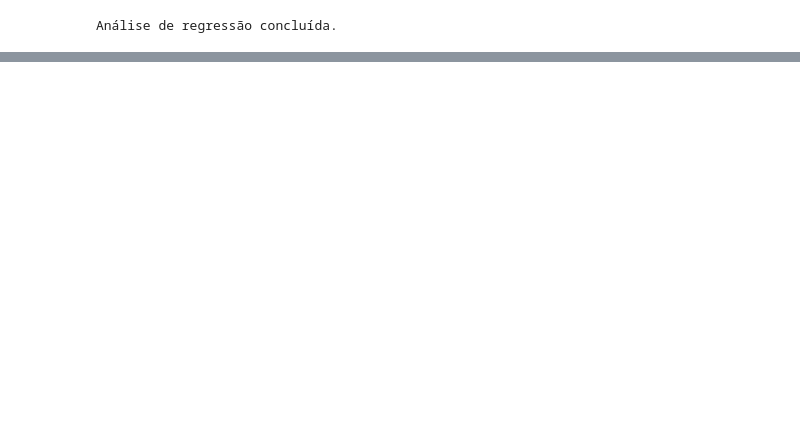
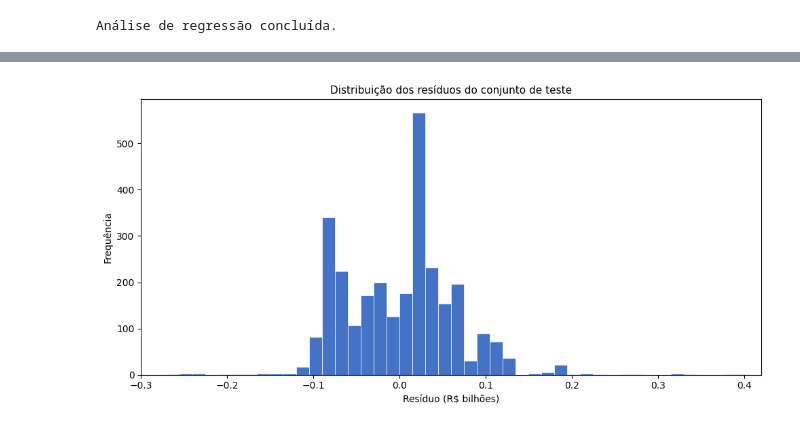
Before and after one commit to Ericdelucas/ESC_Semestre4_PI, a Jupyter notebook: documentos/Entrega 2/Análise Inferencial de Dados/Entrega2 (5).ipynb, the cells around one changed output, grey strips where cells are left out. Cells and saved outputs as stored; diff of their text form; code cells hidden in the pictures; blank space fills up the shorter version.

```diff
--- a/documentos/Entrega 2/Análise Inferencial de Dados/Entrega2.ipynb
+++ b/documentos/Entrega 2/Análise Inferencial de Dados/Entrega2 (5).ipynb
@@ -686,0 +765,38 @@ Análise de regressão concluída.
+# %%
+import numpy as np
+import matplotlib.pyplot as plt
+
+# Resíduos do conjunto de teste
+residuos = (
+    np.asarray(y_teste).ravel()
+    - np.asarray(y_previsto).ravel()
+)
+
+# Faixas fixas para reproduzir o histograma
+faixas = np.arange(-0.30, 0.421, 0.015)
+
+plt.figure(figsize=(10, 5))
+
+plt.hist(
+    residuos,
+    bins=faixas,
+    color="#4472C4",
+    edgecolor="white",
+    linewidth=0.5
+)
+
+plt.title(
+    "Distribuição dos resíduos do conjunto de teste",
+    fontsize=11
+)
+
+plt.xlabel("Resíduo (R$ bilhões)")
+plt.ylabel("Frequência")
+
+plt.xlim(-0.30, 0.42)
+plt.xticks(np.arange(-0.3, 0.5, 0.1))
+
+plt.tight_layout()
+plt.show()
+# %% [output]
+[figure, added]
```
Also changed, not shown: parts of 2 cells of this notebook, 3 other files.
